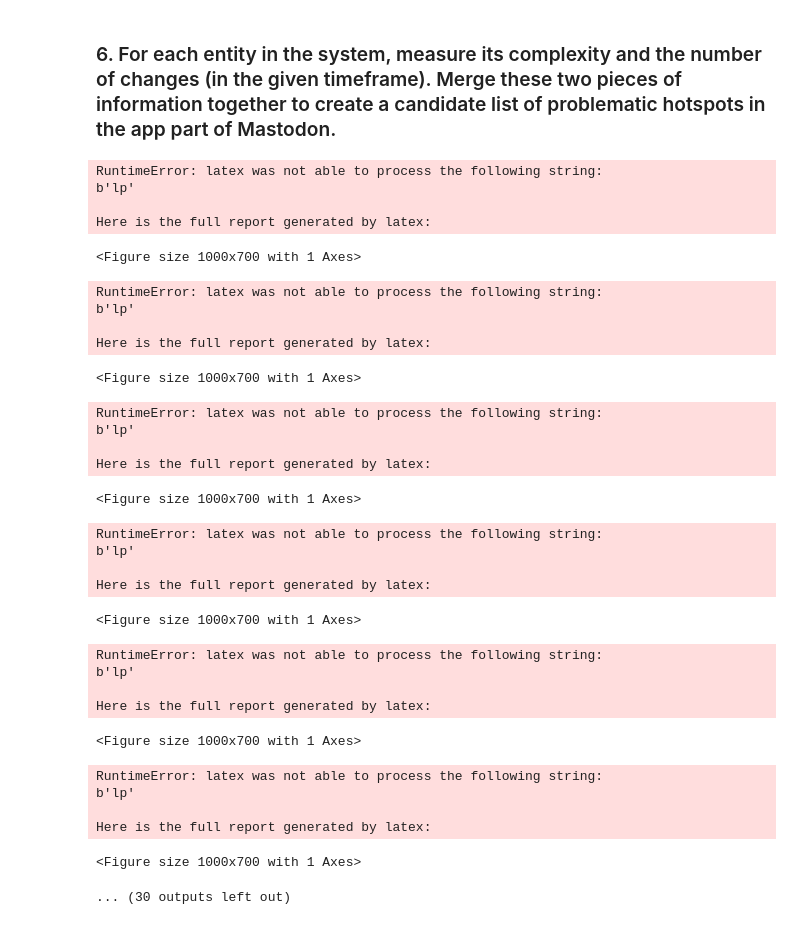
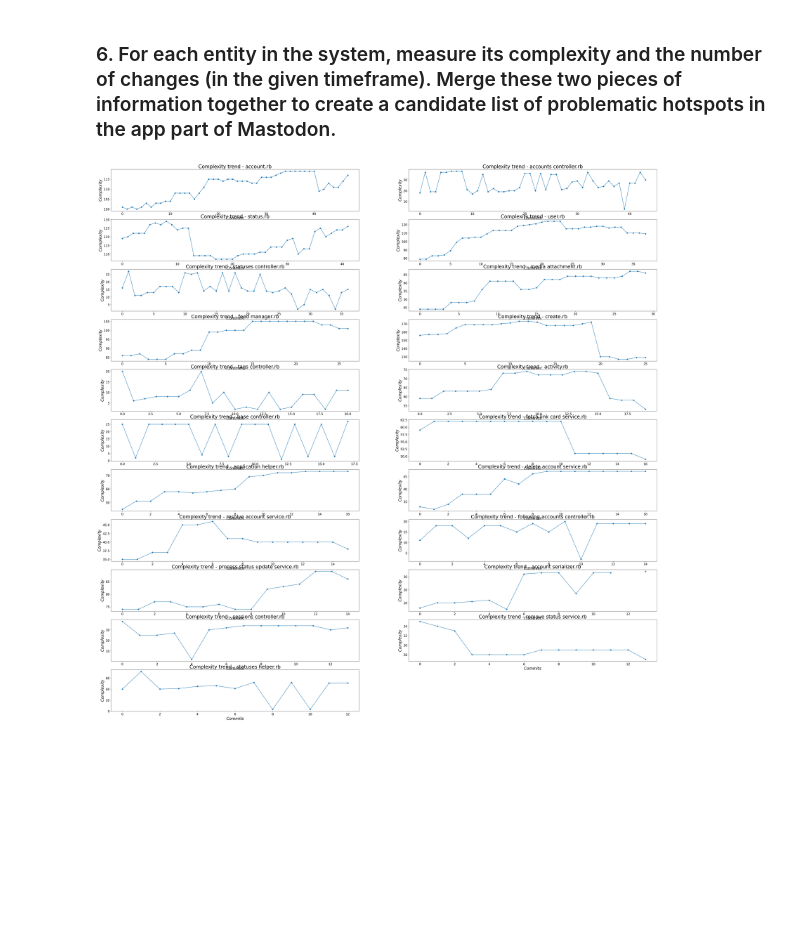
Before and after one commit to Shymsky/SOSY_SE, a Jupyter notebook: EX1.ipynb, the cells around one changed output. Saved outputs shown, nothing was run; the diff lists cells and outputs as text; code cells hidden in the pictures; blank space fills up the shorter version.

Commit message:
update to graphs

```diff
--- a/EX1.ipynb
+++ b/EX1.ipynb
@@ -9,6 +9,6 @@ import numpy as np
 import matplotlib.pyplot as plt
 import pickle
 import os
-plt.rc('text', usetex=True)
-plt.rc('font', family='serif')
+# plt.rc('text', usetex=True)
+# plt.rc('font', family='serif')
 # %% [markdown]
@@ -115,8 +120,8 @@ import numpy as np
 import matplotlib.pyplot as plt
 import pickle
 import os
-plt.rc('text', usetex=True)
-plt.rc('font', family='serif')
+# plt.rc('text', usetex=True)
+# plt.rc('font', family='serif')
 # %%
 # open the Repository file
 with open('repo.pkl', 'rb') as f:
@@ -152,52 +157,25 @@ for fc in file_changes:
 # as keys and the number of times that they have changed as values
 entity_changes = {k: v for k, v in sorted(entity_changes.items(), key=lambda item: item[1], reverse=True)}
 # %%
-def plot_complexity_trend(entity):
-    plt.figure(figsize=(10,7))
+def plot_complexity_trend(entity, index):
+    plt.subplot(11, 2, index)
     plt.tick_params(axis='both', labelsize=16)
     plt.plot(entity_complexities[entity], marker="o")
     plt.title("Complexity trend - " + entity.replace('_', ' '), fontsize=25)
-    plt.xlabel("Commits", fontsize=20)
-    plt.ylabel("Complexity", fontsize=20)
-    plt.show()
+    plt.xlabel(r"$Commits$", fontsize=20)
+    plt.ylabel(r"$Complexity$", fontsize=20)
 # %%
 # we study the complexity trend of the entities which are in the top-20 with more modifications. These are our initial
 # candidates to be hotspots. The complexity temporal evolution helps us to determine what are our final candidates to
 # be hotspots.
 number_of_hotspots = 20
+plt.figure(figsize=(50,50))
 for index, ent in enumerate(entity_changes):
-    plot_complexity_trend(ent)
+    plot_complexity_trend(ent, index+1)
     if index == number_of_hotspots:
         break
+# adjust the spacing between subplots
+plt.subplots_adjust(hspace=0.5)
+plt.show()
 # %% [output]
-RuntimeError: latex was not able to process the following string:
-b'lp'
-
-Here is the full report generated by latex:
-<Figure size 1000x700 with 1 Axes>
-RuntimeError: latex was not able to process the following string:
-b'lp'
-
-Here is the full report generated by latex:
-<Figure size 1000x700 with 1 Axes>
-RuntimeError: latex was not able to process the following string:
-b'lp'
-
-Here is the full report generated by latex:
-<Figure size 1000x700 with 1 Axes>
-RuntimeError: latex was not able to process the following string:
-b'lp'
-
-Here is the full report generated by latex:
-<Figure size 1000x700 with 1 Axes>
-RuntimeError: latex was not able to process the following string:
-b'lp'
-
-Here is the full report generated by latex:
-<Figure size 1000x700 with 1 Axes>
-RuntimeError: latex was not able to process the following string:
-b'lp'
-
-Here is the full report generated by latex:
-<Figure size 1000x700 with 1 Axes>
-... (30 outputs left out)
+[figure, added]
```
Also changed, not shown: parts of 4 cells of this notebook.
